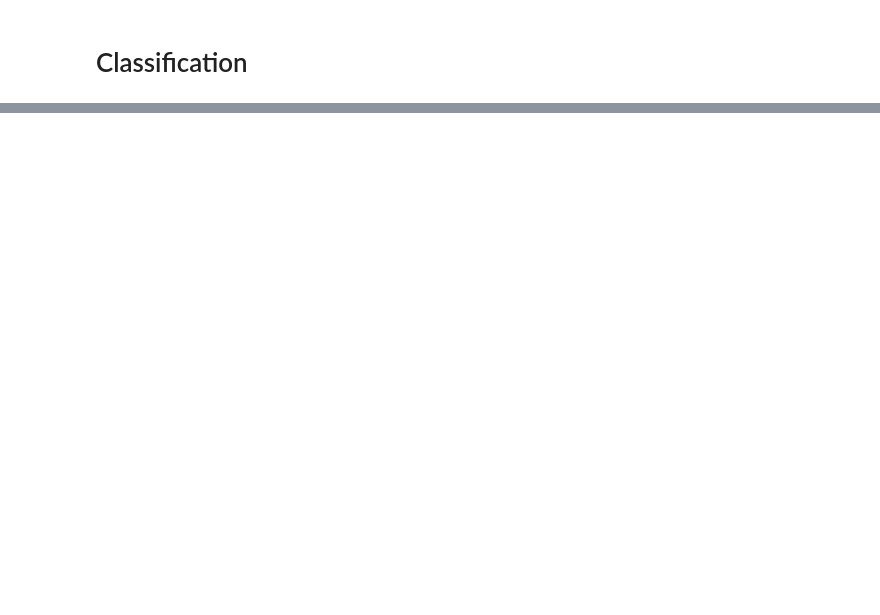
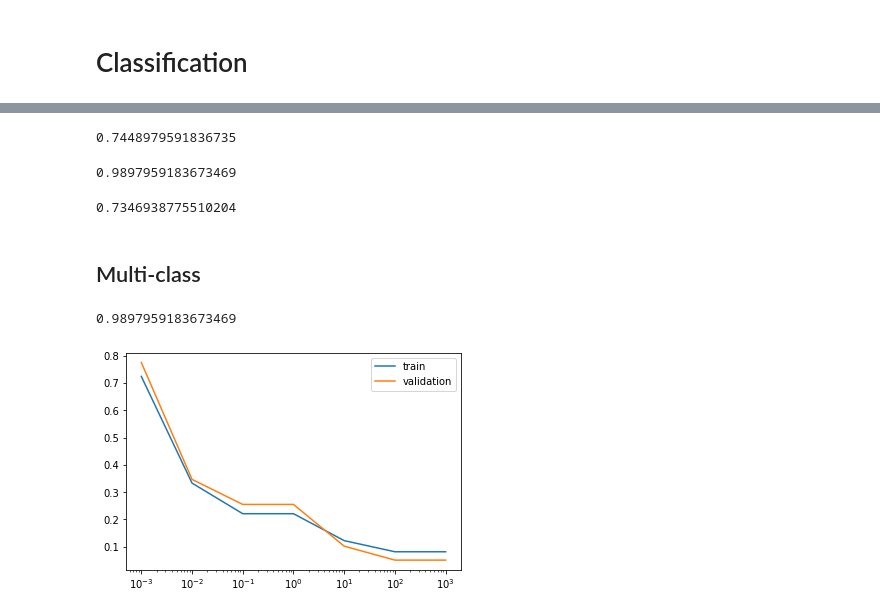
Before and after one commit to etbox/sklearn-application, a Jupyter notebook: main.ipynb, the cells around one changed output, grey strips where cells are left out. Drawn from its saved outputs; the diff is of its cells as text; code cells hidden in the pictures; blank space fills up the shorter version.

```diff
--- a/main.ipynb
+++ b/main.ipynb
@@ -45,0 +42,18 @@ X_train, X_test, y_train, y_test = train_test_split(X, y, random_state=42)
+# %%
+from sklearn.model_selection import train_test_split
+
+## 通過排氣量推算體積
+## Reshape your data either using array.reshape(-1, 1) if your data has a single feature or array.reshape(1, -1) if it contains a single sample.
+X = df['displ'].values.reshape(-1, 1)
+## You are passing floats to a classifier which expects categorical values as the target vector
+y = df['size'].values.astype('int')
+X_train, X_test, y_train, y_test = train_test_split(X, y, random_state=42)
+
+def get_classifier(Model):
+    model = Model()
+    model.fit(X_train, y_train)
+    print(model.score(X_test, y_test))
+    return model
+
+print(X[:10])
+print(y[:10])
@@ -46,3 +78,51 @@ X_train, X_test, y_train, y_test = train_test_split(X, y, random_state=42)
+# %%
+from sklearn.linear_model import LogisticRegression
+
+lr_ovr = get_classifier(LogisticRegression)
+# %% [output]
+0.7448979591836735
+# %%
+from sklearn.svm import SVC
+
+svm = get_classifier(SVC)
+# %% [output]
+0.9897959183673469
+# %%
+from sklearn.svm import LinearSVC
+
+l_svm = get_classifier(LinearSVC)
+# %% [output]
+0.7346938775510204
+# %% [markdown]
+## Multi-class
+# %%
+lr_mn = LogisticRegression(multi_class="multinomial", solver="lbfgs")
+lr_mn.fit(X_train, y_train)
+lr_mn.score(X_test, y_test)
+# %% [output]
+0.9897959183673469
+# %%
+# Train and validaton errors initialized as empty list
+train_errs = list()
+valid_errs = list()
+
+C_values = [0.001, 0.01, 0.1, 1, 10, 100, 1000]
+# Loop over values of C_value
+for C_value in [0.001, 0.01, 0.1, 1, 10, 100, 1000]:
+    # Create LogisticRegression object and fit
+    lr = LogisticRegression(C=C_value)
+    lr.fit(X_train, y_train)
+
+    # Evaluate error rates and append to lists
+    train_errs.append( 1.0 - lr.score(X_train, y_train) )
+    valid_errs.append( 1.0 - lr.score(X_test, y_test) )
+
+# Plot results
+plt.semilogx(C_values, train_errs, C_values, valid_errs)
+plt.legend(("train", "validation"))
+plt.show()
+# %% [output]
+[figure, added]
 # %%
 
 from sklearn.linear_model import Ridge
```
Also changed, not shown: parts of 11 cells of this notebook.
